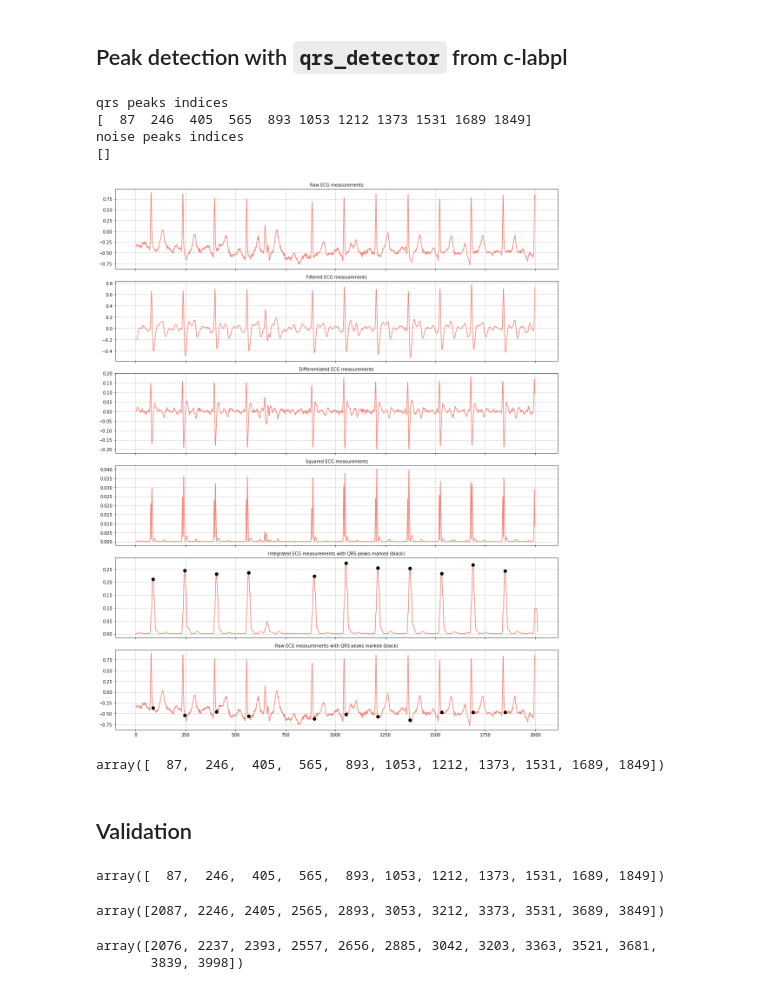
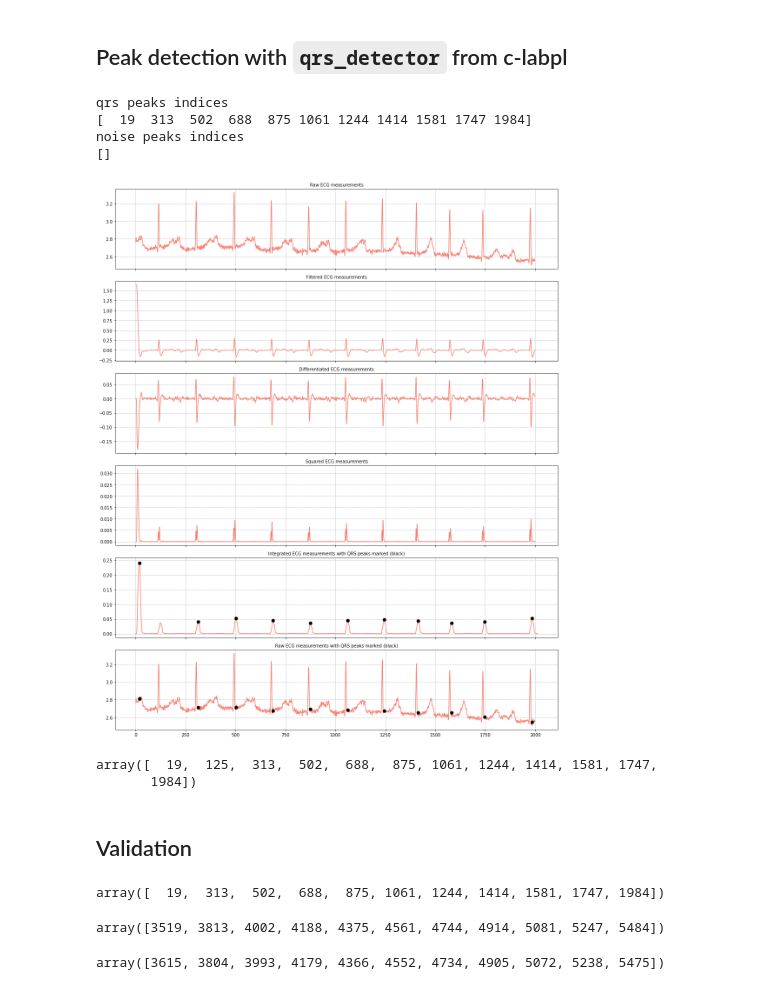
Before and after one commit to singuyenmai/ECG-processing, a Jupyter notebook: notebooks/incartDb_anyWindow.ipynb, the cells around one changed output. Saved outputs shown, nothing was run; the diff lists cells and outputs as text; code cells hidden in the pictures.

Commit message:
Finalize analysig incartDb data

```diff
--- a/notebooks/incartDb_anyWindow.ipynb
+++ b/notebooks/incartDb_anyWindow.ipynb
@@ -12,9 +12,9 @@ from wfdb import processing
 # %% [markdown]
 ## Reading records and annotations
 # %%
-record_id = 'I01'
+record_id = 'I09'
 segment_len = 2000
-start=2000
+start=3500
 end=start+segment_len
 record_path = '../incartDb/'+record_id
 # %%
@@ -65,6 +65,6 @@ file
 2000 rows × 2 columns
 # %%
-file_name = '../tmp/incartDb_' + record_id + '_' + str(start) + '.csv'
+file_name = '/tmp/incartDb_' + record_id + '_' + str(start) + '.csv'
 file.to_csv(file_name, index=False)
 # %% [markdown]
 ## Peak detection with `qrs_detector` from c-labpl
@@ -75,36 +75,36 @@ sys.path.insert(0, '/home/singuyen/Study/biosignal/project/c-labpl.qrs_detector.
 from QRSDetectorOffline import QRSDetectorOffline
 # %%
 qrs_detector = QRSDetectorOffline(ecg_data_path=file_name, fs=fs,
-                                  findpeaks_limit=0.2, findpeaks_spacing_factor=0.2,
+                                  findpeaks_limit=0.02, findpeaks_spacing_factor=0.2,
                                   verbose=True,
-                                  log_data=True, plot_data=True, show_plot=True)
+                                  log_data=False, plot_data=True, show_plot=True)
 # %% [output]
 qrs peaks indices
-[  87  246  405  565  893 1053 1212 1373 1531 1689 1849]
+[  19  313  502  688  875 1061 1244 1414 1581 1747 1984]
 noise peaks indices
 []
-[figure, old version]
+[figure, new version]
 # %%
 qrs_detector.detected_peaks_indices
 # %% [output]
-array([  87,  246,  405,  565,  893, 1053, 1212, 1373, 1531, 1689, 1849])
+array([  19,  125,  313,  502,  688,  875, 1061, 1244, 1414, 1581, 1747,
+       1984])
 # %% [markdown]
 ## Validation
 # %%
 detected_inds = qrs_detector.qrs_peaks_indices
 detected_inds
 # %% [output]
-array([  87,  246,  405,  565,  893, 1053, 1212, 1373, 1531, 1689, 1849])
+array([  19,  313,  502,  688,  875, 1061, 1244, 1414, 1581, 1747, 1984])
 # %%
 detected_inds + start
 # %% [output]
-array([2087, 2246, 2405, 2565, 2893, 3053, 3212, 3373, 3531, 3689, 3849])
+array([3519, 3813, 4002, 4188, 4375, 4561, 4744, 4914, 5081, 5247, 5484])
 # %%
 annotation = wfdb.rdann(record_path, 'atr', sampfrom=start, sampto=end)
 annotation.sample
 # %% [output]
-array([2076, 2237, 2393, 2557, 2656, 2885, 3042, 3203, 3363, 3521, 3681,
-       3839, 3998])
+array([3615, 3804, 3993, 4179, 4366, 4552, 4734, 4905, 5072, 5238, 5475])
 # %%
 # Compare detected qrs complexes to reference annotation.
 comparitor = processing.compare_annotations(ref_sample = annotation.sample,
```
Also changed, not shown: parts of 3 cells of this notebook, 1 other file.
